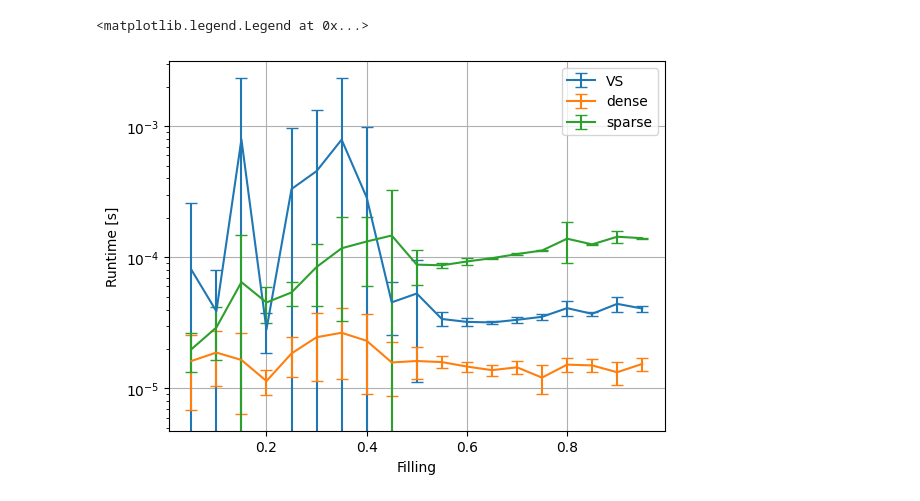
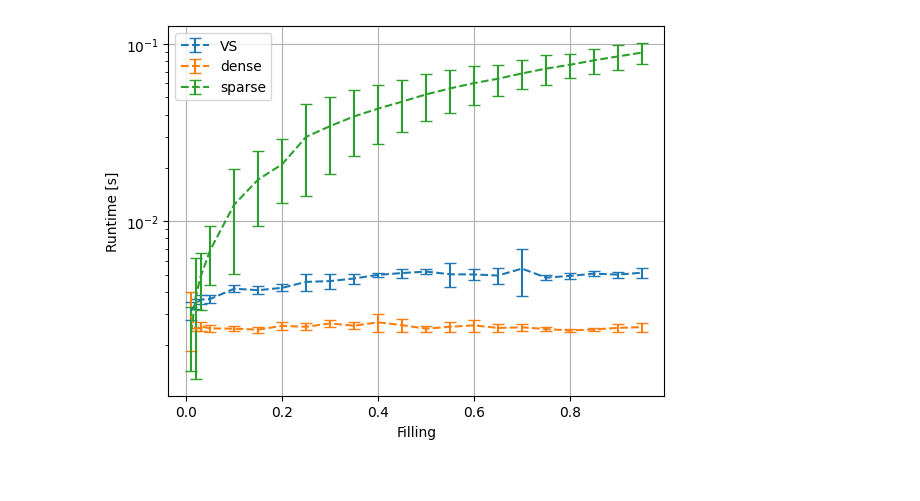
Before and after one commit to Frieder22/graph500, a Jupyter notebook: plots.ipynb, the cells around one changed output. Saved outputs shown, nothing was run; the diff lists cells and outputs as text; code cells hidden in the pictures.

Commit message:
plot updates

```diff
--- a/plots.ipynb
+++ b/plots.ipynb
@@ -67,29 +67,29 @@ def getMeanAndError(dict):
     return sizes, means, errors
 # %%
 # filling series plot
-vertexSet, dense, sparse = parser("./data/performanceData/exact_Halfing_fillingSeries_100000.txt")
+vertexSet, dense, sparse = parser("./data/performanceData/exact_Halfing_fillingSeries_10000000.txt")
 
 fig = plt.figure
 ax = plt.axes()
 
 fillings, vals, errors = getMeanAndError(vertexSet)
-ax.errorbar(fillings, vals, yerr=errors, capsize=4, label="VS")
+ax.errorbar(fillings, vals, yerr=errors, ls="--", capsize=4, label="VS")
 
 fillings, vals, errors = getMeanAndError(dense)
-ax.errorbar(fillings, vals, yerr=errors, capsize=4, label="dense")
+ax.errorbar(fillings, vals, yerr=errors, ls="--", capsize=4, label="dense")
 
 fillings, vals, errors = getMeanAndError(sparse)
-ax.errorbar(fillings, vals, yerr=errors, capsize=4, label="sparse")
+ax.errorbar(fillings, vals, yerr=errors, ls="--", capsize=4, label="sparse")
 ax.set_yscale("log")
-
 
 ax.grid()
 ax.set_xlabel("Filling")
 ax.set_ylabel("Runtime [s]")
 ax.legend()
+
+plt.savefig("./data/figs/fillingSeries.png")
 # %% [output]
-<matplotlib.legend.Legend at 0x...>
-[figure, old version]
+[figure, new version]
 # %%
 vertexSet, dense, sparse = parser("./data/performanceData/exact_Halfing_sizeSeries_0.100000.txt")
 
```
Also changed, not shown: parts of 1 cell of this notebook, 1 other file.
